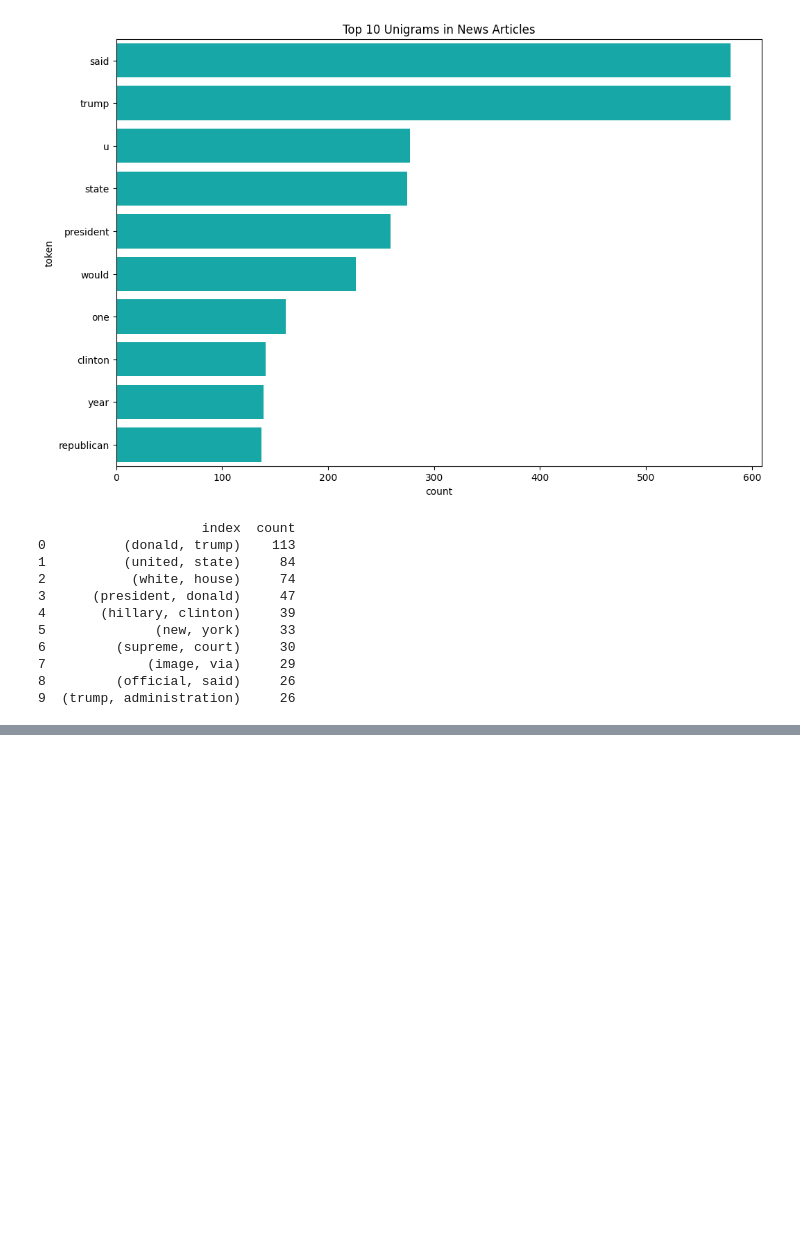
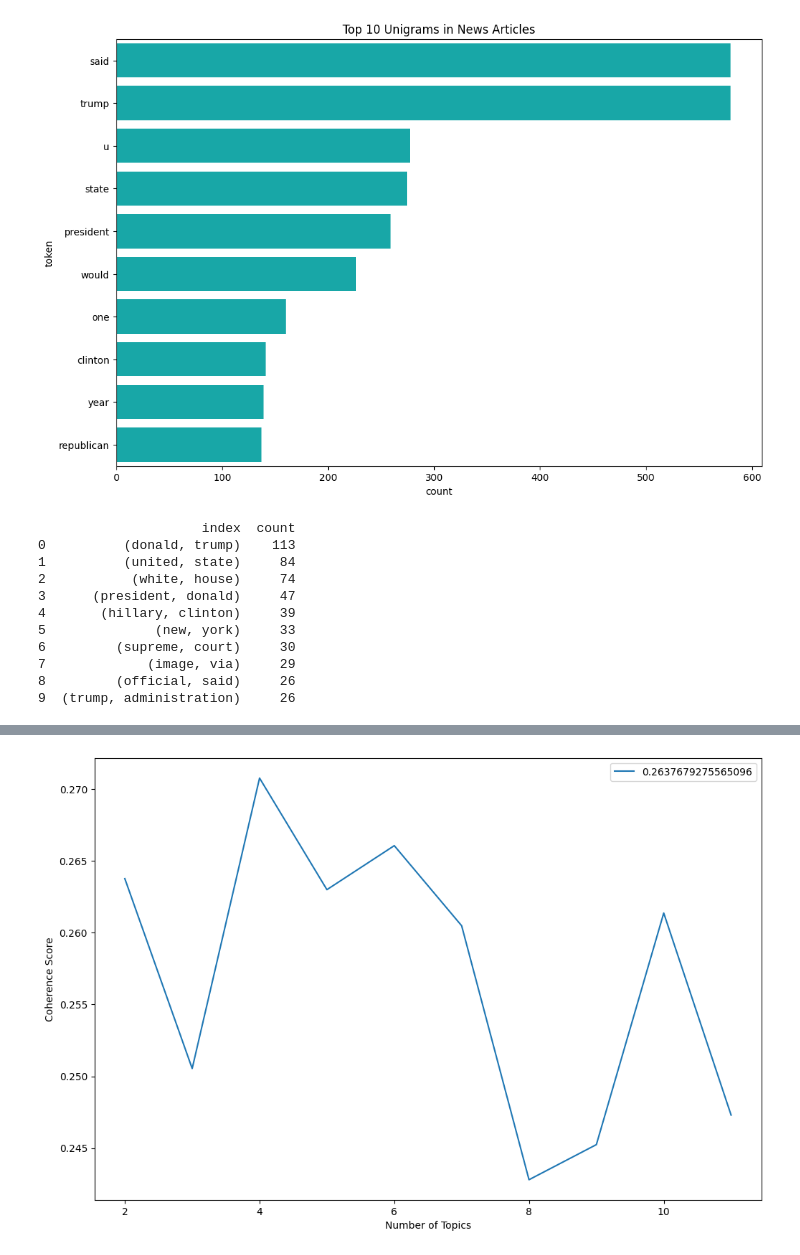
Before and after one commit to harshitrana672/fake_news_classifier, a Jupyter notebook: fake_news.ipynb, the cells around one changed output, grey strips where cells are left out. Saved outputs shown, nothing was run; the diff lists cells and outputs as text; code cells hidden in the pictures; blank space fills up the shorter version.

```diff
--- a/fake_news.ipynb
+++ b/fake_news.ipynb
@@ -371,0 +422,20 @@ print(bigrams[:10])
+# %%
+coherence_values = []  # Initialize an empty list to store coherence values for different numbers of topics
+model_list = []  # Initialize an empty list to store LSI models
+
+min_topics=2
+max_topics=11
+
+for num_topics_i in range(min_topics, max_topics+1):  # Iterate over a range of topic numbers from 2 to 11
+    model = gensim.models.LdaModel(corpus=doc_term_fake, id2word=dictionary_fake, num_topics=num_topics_i)  # Create an LSI model with the current number of topics
+    model_list.append(model)  # Append the created model to the list of models
+    coherence_model = CoherenceModel(model=model, texts=fake_news_text, dictionary=dictionary_fake, coherence='c_v')  # Create a coherence model to evaluate the LSI model
+    coherence_values.append(coherence_model.get_coherence())  # Append the coherence score to the list
+# %%
+plt.plot(range(min_topics, max_topics+1), coherence_values)  # Plot the coherence values against the number of topics
+plt.xlabel("Number of Topics")  # Label the x-axis
+plt.ylabel("Coherence Score")  # Label the y-axis
+plt.legend((coherence_values), loc='best')  # Add a legend to the plot
+plt.show()  # Display the plot
+# %% [output]
+[figure, added]
```
Also changed, not shown: parts of 13 cells of this notebook.
